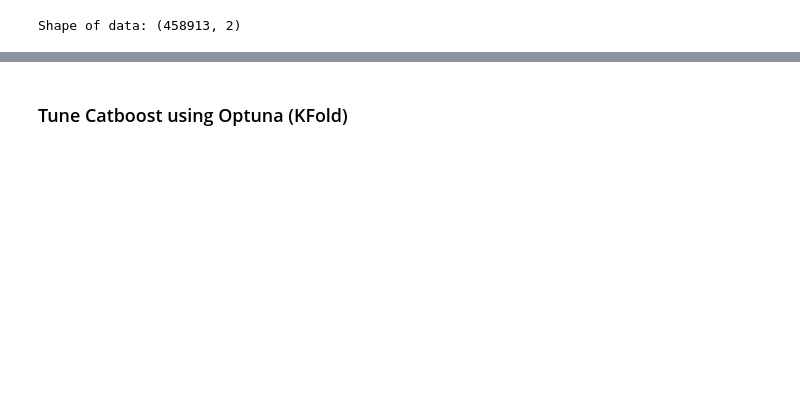
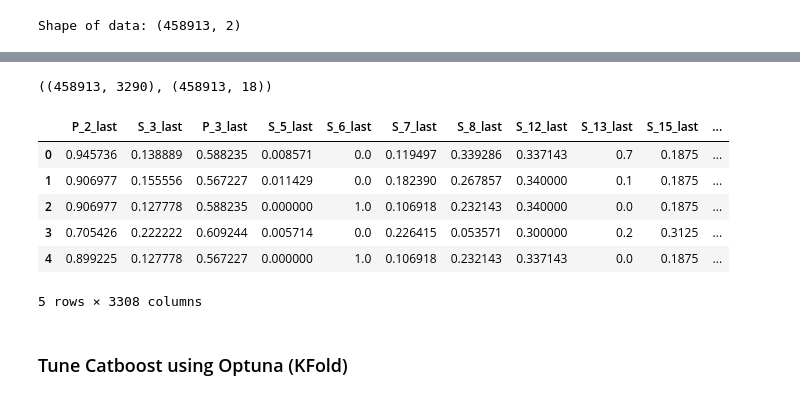
Before and after one commit to waikey-lee/kaggle-amex, a Jupyter notebook: experiments/15.catboost_9999/train_catboost.ipynb, the cells around one changed output, grey strips where cells are left out. Drawn from its saved outputs; the diff is of its cells as text; code cells hidden in the pictures; blank space fills up the shorter version.

```diff
--- a/experiments/15.catboost_9999/train_catboost.ipynb
+++ b/experiments/15.catboost_9999/train_catboost.ipynb
@@ -91,0 +89,23 @@ print(cat_features)
+# %%
+m = MinMaxScaler()
+# %%
+train_agg_number = train_agg.select_dtypes(np.number)
+train_agg_cat = train_agg.select_dtypes("category")
+# %%
+train_agg_number.shape, train_agg_cat.shape
+# %% [output]
+((458913, 3290), (458913, 18))
+# %%
+train_agg_number = pd.DataFrame(m.fit_transform(train_agg_number), columns=train_agg_number.columns)
+# %%
+train_agg = pd.concat([train_agg_number, train_agg_cat], axis=1)
+# %%
+train_agg.head()
+# %% [output]
+|  | P_2_last | S_3_last | P_3_last | S_5_last | S_6_last | S_7_last | S_8_last | S_12_last | S_13_last | S_15_last | ... |
+| 0 | 0.945736 | 0.138889 | 0.588235 | 0.008571 | 0.0 | 0.119497 | 0.339286 | 0.337143 | 0.7 | 0.1875 | ... |
+| 1 | 0.906977 | 0.155556 | 0.567227 | 0.011429 | 0.0 | 0.182390 | 0.267857 | 0.340000 | 0.1 | 0.1875 | ... |
+| 2 | 0.906977 | 0.127778 | 0.588235 | 0.000000 | 1.0 | 0.106918 | 0.232143 | 0.340000 | 0.0 | 0.1875 | ... |
+| 3 | 0.705426 | 0.222222 | 0.609244 | 0.005714 | 0.0 | 0.226415 | 0.053571 | 0.300000 | 0.2 | 0.3125 | ... |
+| 4 | 0.899225 | 0.127778 | 0.567227 | 0.000000 | 1.0 | 0.106918 | 0.232143 | 0.337143 | 0.0 | 0.1875 | ... |
+5 rows × 3308 columns
```
Also changed, not shown: parts of 20 cells of this notebook, 6 other files.
